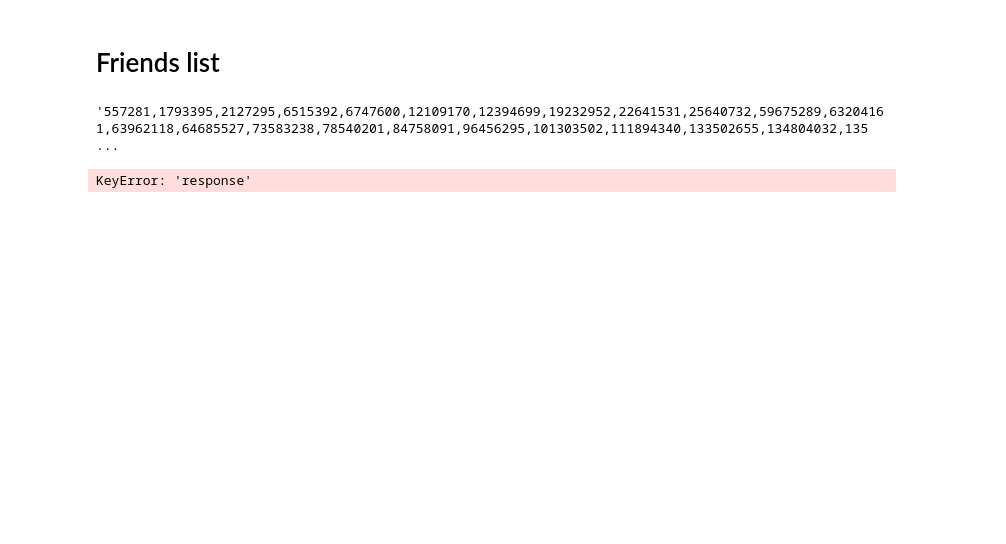
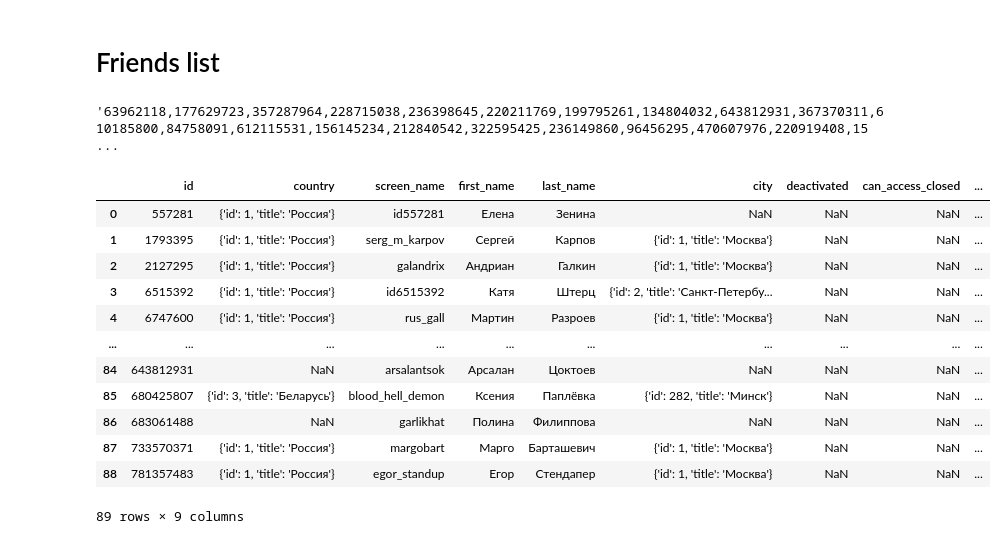
Before and after one commit to Ksmiloradova/VK_Regions, a Jupyter notebook: scrapping.ipynb, the cells around one changed output. Drawn from its saved outputs; the diff is of its cells as text; code cells hidden in the pictures; blank space fills up the shorter version.

```diff
--- a/scrapping.ipynb
+++ b/scrapping.ipynb
@@ -79,9 +116,10 @@ df
 # %% [markdown]
 # Friends list
 # %%
-# переменные
+all_id = set()
 user_ids = ['ksmilor','mergenaliev']
 
+#  Cycle by new users
 response = requests.get('https://api.vk.com/method/friends.get',
 params={'access_token': TOKEN_USER,
         'v': VERSION,
@@ -91,29 +129,43 @@ params={'access_token': TOKEN_USER,
 
 data = response.json()['response']
 
-list_id = data['items']
-list_id = ','.join(str(i) for i in list_id)
+all_id.update(data['items'])
+
+# End of cycle by new users
+
+list_id = ','.join(str(i) for i in all_id)
 list_id
 # %% [output]
-'557281,1793395,2127295,6515392,6747600,12109170,12394699,19232952,22641531,25640732,59675289,63204161,63962118,64685527,73583238,78540201,84758091,96456295,101303502,111894340,133502655,134804032,135 ...
+'63962118,177629723,357287964,228715038,236398645,220211769,199795261,134804032,643812931,367370311,610185800,84758091,612115531,156145234,212840542,322595425,236149860,96456295,470607976,220919408,15 ...
 # %%
 # переменные
 user_ids = ['ksmilor','mergenaliev']
-fields='activities,bdate,career,connections,contacts,city,country,education,followers_count,home_town,interests,sex,site,schools,screen_name,verified,games,interests,is_favorite,is_hidden_from_feed,military,occupation,personal,relatives,tv,universities'
 # через api vk вызываем статистику постов
 response = requests.get('https://api.vk.com/method/users.get',
 params={'access_token': TOKEN_USER,
         'v': VERSION,
         'user_ids': list_id,
         'fields':fields
         })
 
 data = response.json()['response']
 
 df = pd.DataFrame(data)
 df
 # %% [output]
+|  | id | country | screen_name | first_name | last_name | city | deactivated | can_access_closed | ... |
+| 0 | 557281 | {'id': 1, 'title': 'Россия'} | id557281 | Елена | Зенина | NaN | NaN | NaN | ... |
+| 1 | 1793395 | {'id': 1, 'title': 'Россия'} | serg_m_karpov | Сергей | Карпов | {'id': 1, 'title': 'Москва'} | NaN | NaN | ... |
+| 2 | 2127295 | {'id': 1, 'title': 'Россия'} | galandrix | Андриан | Галкин | {'id': 1, 'title': 'Москва'} | NaN | NaN | ... |
+| 3 | 6515392 | {'id': 1, 'title': 'Россия'} | id6515392 | Катя | Штерц | {'id': 2, 'title': 'Санкт-Петербу... | NaN | NaN | ... |
+| 4 | 6747600 | {'id': 1, 'title': 'Россия'} | rus_gall | Мартин | Разроев | {'id': 1, 'title': 'Москва'} | NaN | NaN | ... |
+| ... | ... | ... | ... | ... | ... | ... | ... | ... | ... |
+| 84 | 643812931 | NaN | arsalantsok | Арсалан | Цоктоев | NaN | NaN | NaN | ... |
+| 85 | 680425807 | {'id': 3, 'title': 'Беларусь'} | blood_hell_demon | Ксения | Паплёвка | {'id': 282, 'title': 'Минск'} | NaN | NaN | ... |
+| 86 | 683061488 | NaN | garlikhat | Полина | Филиппова | NaN | NaN | NaN | ... |
+| 87 | 733570371 | {'id': 1, 'title': 'Россия'} | margobart | Марго | Барташевич | {'id': 1, 'title': 'Москва'} | NaN | NaN | ... |
+| 88 | 781357483 | {'id': 1, 'title': 'Россия'} | egor_standup | Егор | Стендапер | {'id': 1, 'title': 'Москва'} | NaN | NaN | ... |
-KeyError: 'response'
+89 rows × 9 columns
 # %%
 d = df.isnull().sum()
 print(len(d))
```
Also changed, not shown: parts of 27 cells of this notebook, 5 other files.
